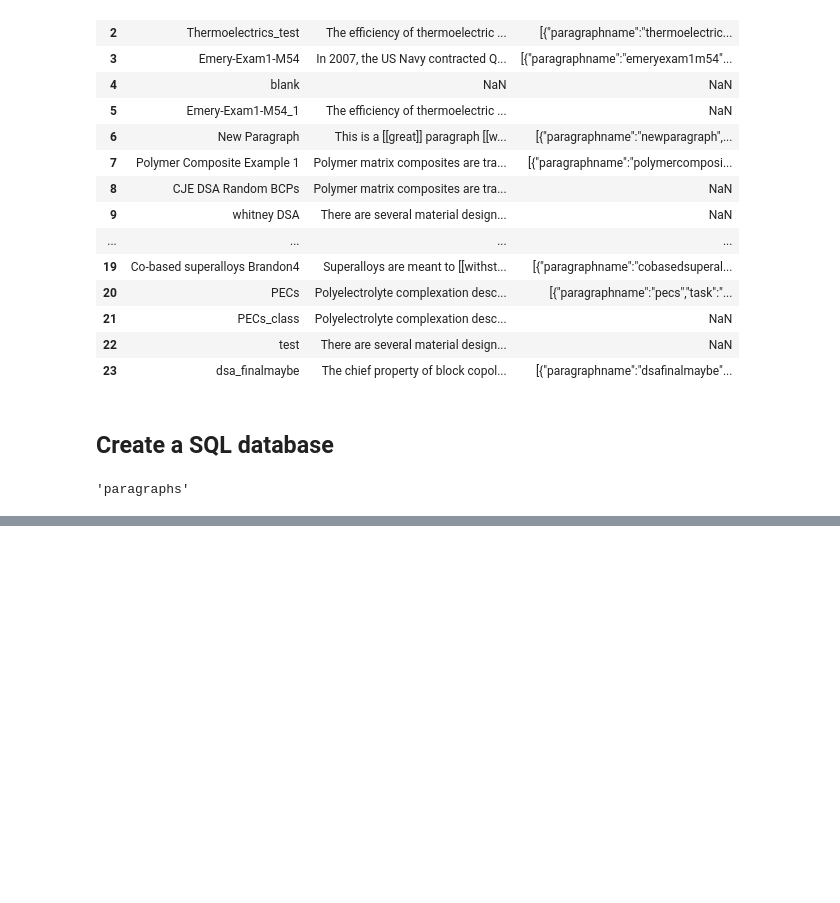
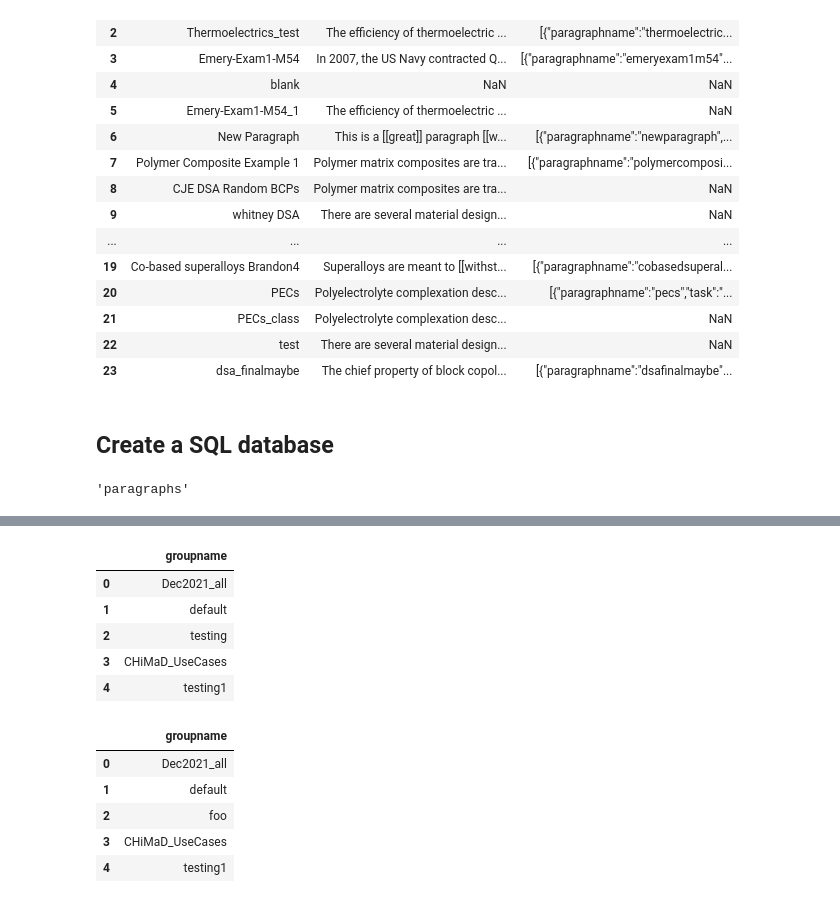
Before and after one commit to ageller/CHiMaDSystemDesignToolbox, a Jupyter notebook: chimadApp/app/static/data/sqlite3/pandas_to_sqlite3.ipynb, the cells around one changed output, grey strips where cells are left out. Saved outputs shown, nothing was run; the diff lists cells and outputs as text; code cells hidden in the pictures; blank space fills up the shorter version.

Commit message:
working on admin; groupname edits completed

```diff
--- a/chimadApp/app/static/data/sqlite3/pandas_to_sqlite3.ipynb
+++ b/chimadApp/app/static/data/sqlite3/pandas_to_sqlite3.ipynb
@@ -283,3 +286,20 @@ cursor.close()
+# %%
+display(df)
+df.replace({'groupname': {'testing': 'foo'}}, inplace = True)
+display(df)
+# %% [output]
+|  | groupname |
+| 0 | Dec2021_all |
+| 1 | default |
+| 2 | testing |
+| 3 | CHiMaD_UseCases |
+| 4 | testing1 |
+|  | groupname |
+| 0 | Dec2021_all |
+| 1 | default |
+| 2 | foo |
+| 3 | CHiMaD_UseCases |
+| 4 | testing1 |
 # %%
 cursor.close()
 # %%
```
Also changed, not shown: parts of 9 cells of this notebook, 6 other files.
